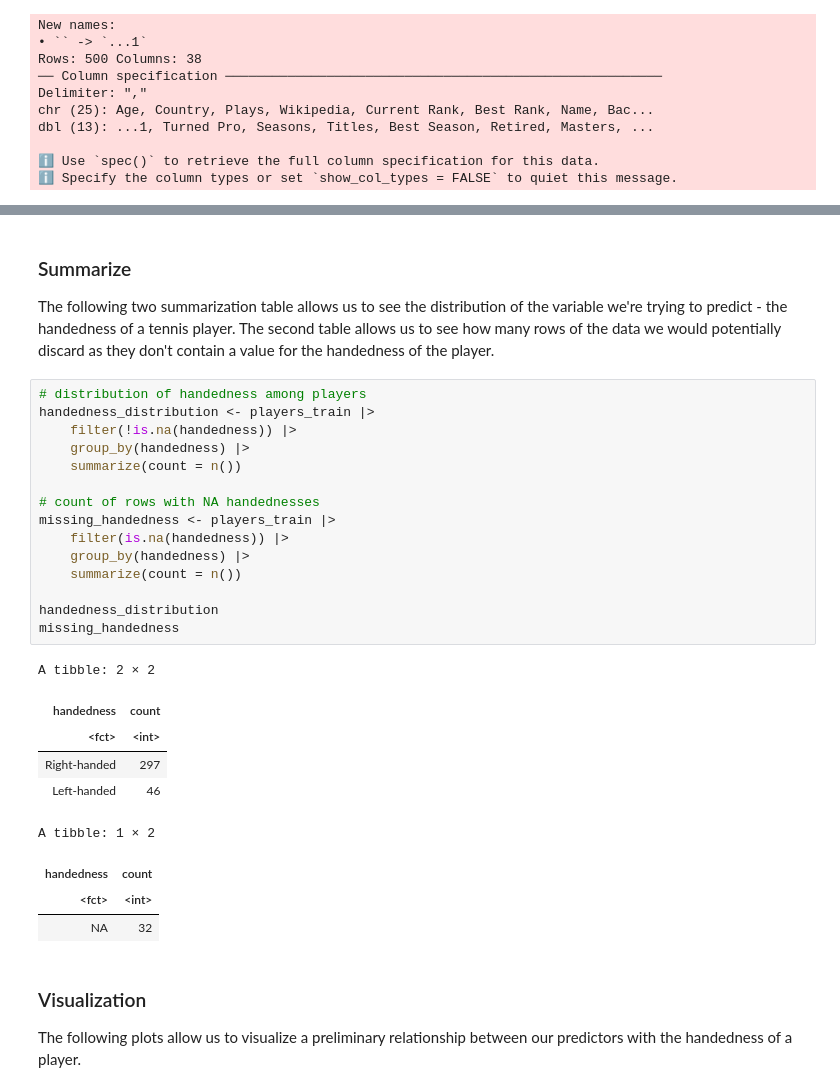
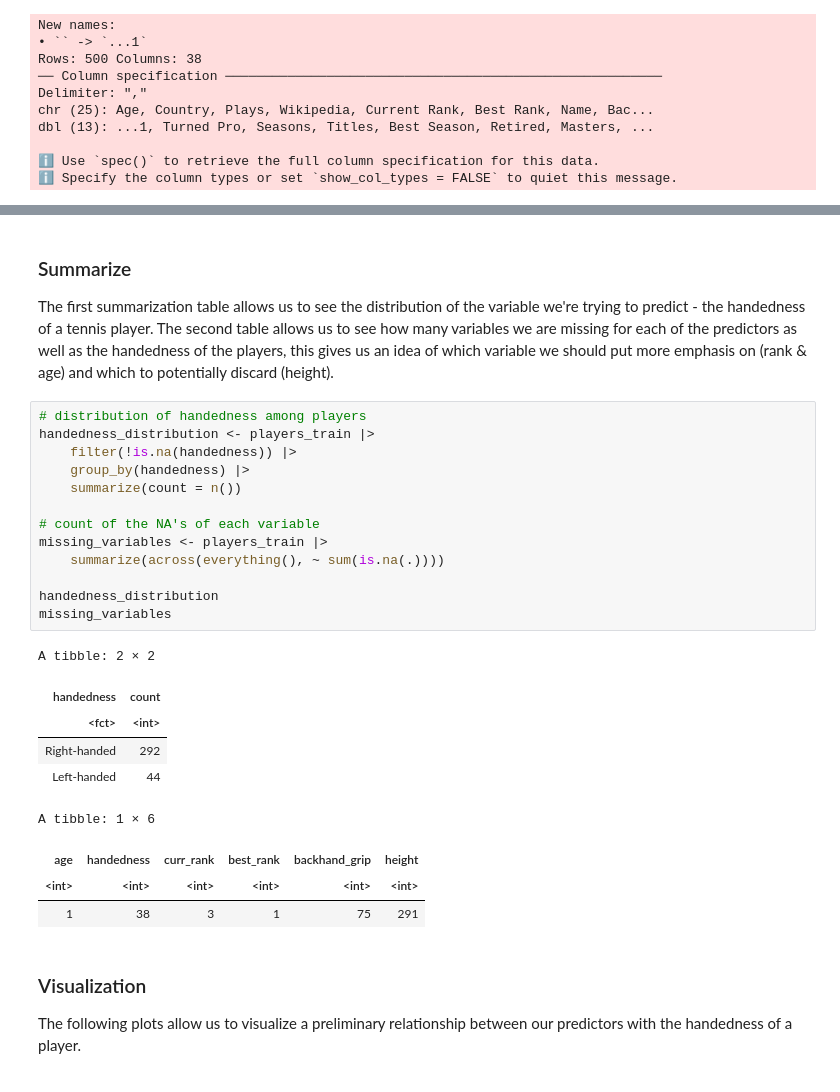
Before and after one commit to lu-ben/dsci-project, a Jupyter notebook: proposal.ipynb, the cells around one changed output, grey strips where cells are left out. Drawn from its saved outputs; the diff is of its cells as text.

Commit message:
Methods added and fixed summarize

```diff
--- a/proposal.ipynb
+++ b/proposal.ipynb
@@ -76,32 +74,30 @@ A tibble: 375 × 6
 | 26 | Right-handed | 5 | 4 | One-handed | 185 |
 # %% [markdown]
 ### Summarize
-The following two summarization table allows us to see the distribution of the variable we're trying to predict - the handedness of a tennis player. The second table allows us to see how many rows of the data we would potentially discard as they don't contain a value for the handedness of the player.
+The first summarization table allows us to see the distribution of the variable we're trying to predict - the handedness of a tennis player. The second table allows us to see how many variables we are missing for each of the predictors as well as the handedness of the players, this gives us an idea of which variable we should put more emphasis on (rank & age) and which to potentially discard (height).
 # %%
 # distribution of handedness among players
 handedness_distribution <- players_train |>
     filter(!is.na(handedness)) |>
     group_by(handedness) |>
     summarize(count = n())
 
-# count of rows with NA handednesses
-missing_handedness <- players_train |>
-    filter(is.na(handedness)) |>
-    group_by(handedness) |>
-    summarize(count = n())
+# count of the NA's of each variable
+missing_variables <- players_train |>
+    summarize(across(everything(), ~ sum(is.na(.))))
 
 handedness_distribution
-missing_handedness
+missing_variables
 # %% [output]
 A tibble: 2 × 2
 | handedness | count |
 | <fct> | <int> |
-| Right-handed | 297 |
-| Left-handed | 46 |
+| Right-handed | 292 |
+| Left-handed | 44 |
-A tibble: 1 × 2
+A tibble: 1 × 6
-| handedness | count |
-| <fct> | <int> |
-| NA | 32 |
+| age | handedness | curr_rank | best_rank | backhand_grip | height |
+| <int> | <int> | <int> | <int> | <int> | <int> |
+| 1 | 38 | 3 | 1 | 75 | 291 |
 # %% [markdown]
 ### Visualization
 The following plots allow us to visualize a preliminary relationship between our predictors with the handedness of a player.
```
Also changed, not shown: parts of 7 cells of this notebook.
